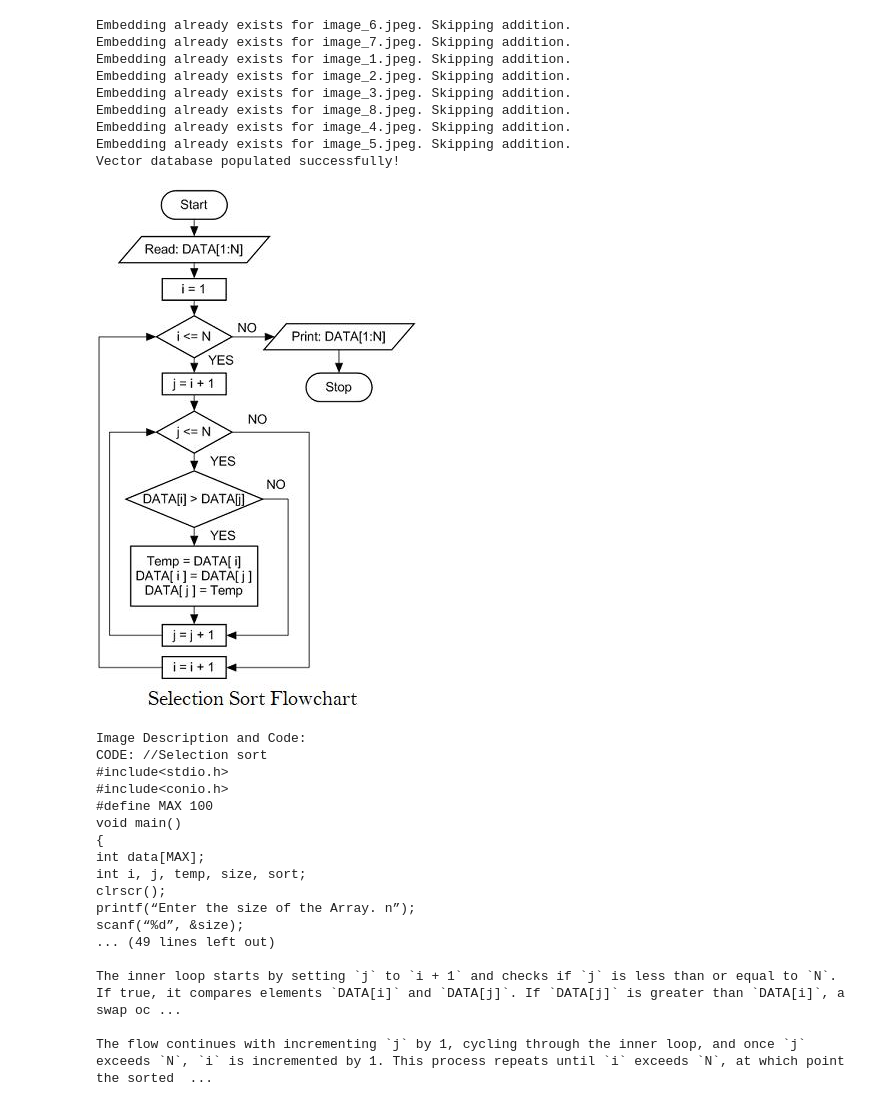
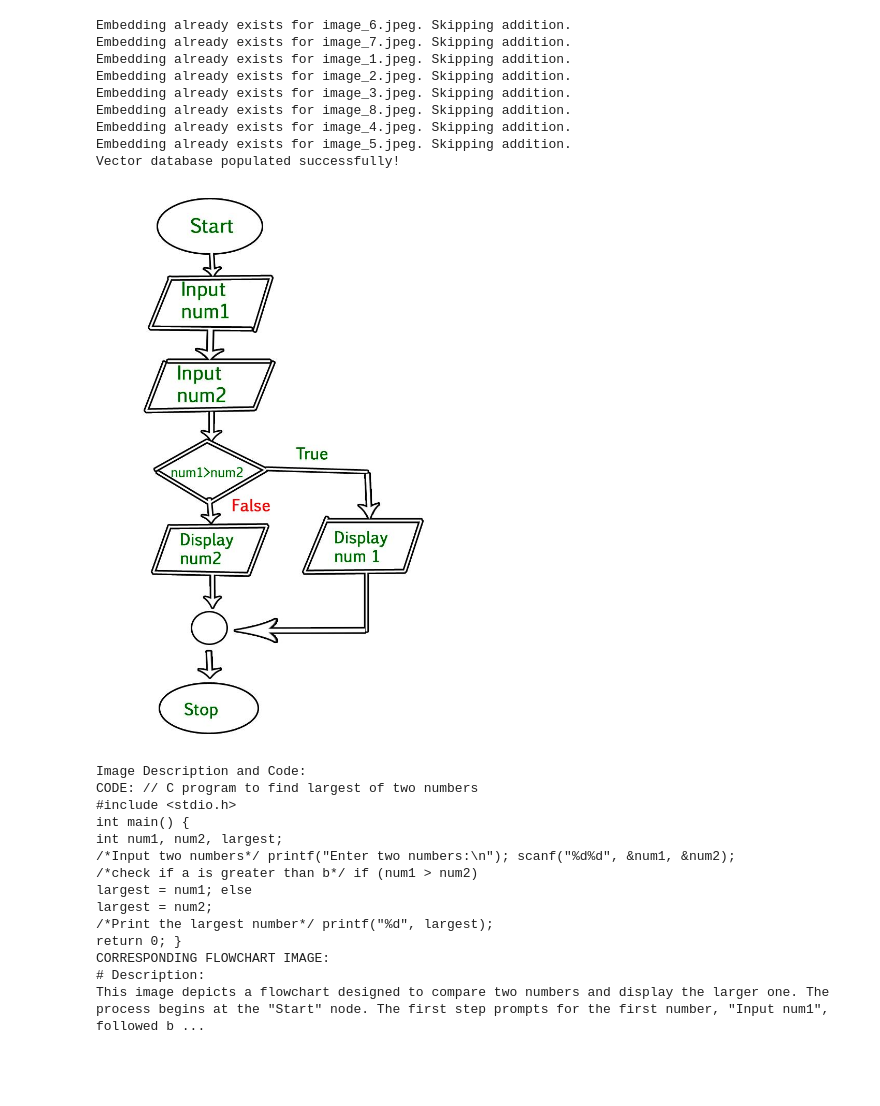
Before and after one commit to ajayanilkumar/Flowchart-RAG, a Jupyter notebook: app.ipynb, the cells around one changed output. Cells and saved outputs as stored; diff of their text form; code cells hidden in the pictures; blank space fills up the shorter version.

```diff
--- a/app.ipynb
+++ b/app.ipynb
@@ -36,27 +36,24 @@ Embedding already exists for image_4.jpeg. Skipping addition.
 Embedding already exists for image_5.jpeg. Skipping addition.
 Vector database populated successfully!
 # %%
-query = "How do I do selection sort?"
+query = "How do I check the greater number"
 query_flowchart(query, output_folder)
 # %% [output]
-[figure, old version]
+[figure, new version]
 Image Description and Code:
-CODE: //Selection sort
-#include<stdio.h>
-#include<conio.h>
-#define MAX 100
-void main()
-{
-int data[MAX];
-int i, j, temp, size, sort;
-clrscr();
-printf(“Enter the size of the Array. n”);
-scanf(“%d”, &size);
-... (49 lines left out)
-
-The inner loop starts by setting `j` to `i + 1` and checks if `j` is less than or equal to `N`. If true, it compares elements `DATA[i]` and `DATA[j]`. If `DATA[j]` is greater than `DATA[i]`, a swap oc ...
-
-The flow continues with incrementing `j` by 1, cycling through the inner loop, and once `j` exceeds `N`, `i` is incremented by 1. This process repeats until `i` exceeds `N`, at which point the sorted  ...
+CODE: // C program to find largest of two numbers
+#include <stdio.h>
+int main() {
+int num1, num2, largest;
+/*Input two numbers*/ printf("Enter two numbers:\n"); scanf("%d%d", &num1, &num2);
+/*check if a is greater than b*/ if (num1 > num2)
+largest = num1; else
+largest = num2;
+/*Print the largest number*/ printf("%d", largest);
+return 0; }
+CORRESPONDING FLOWCHART IMAGE:
+# Description:
+This image depicts a flowchart designed to compare two numbers and display the larger one. The process begins at the "Start" node. The first step prompts for the first number, "Input num1", followed b ...
 # %%
 
 print()
```
Also changed, not shown: parts of 1 cell of this notebook, 4 other files.
